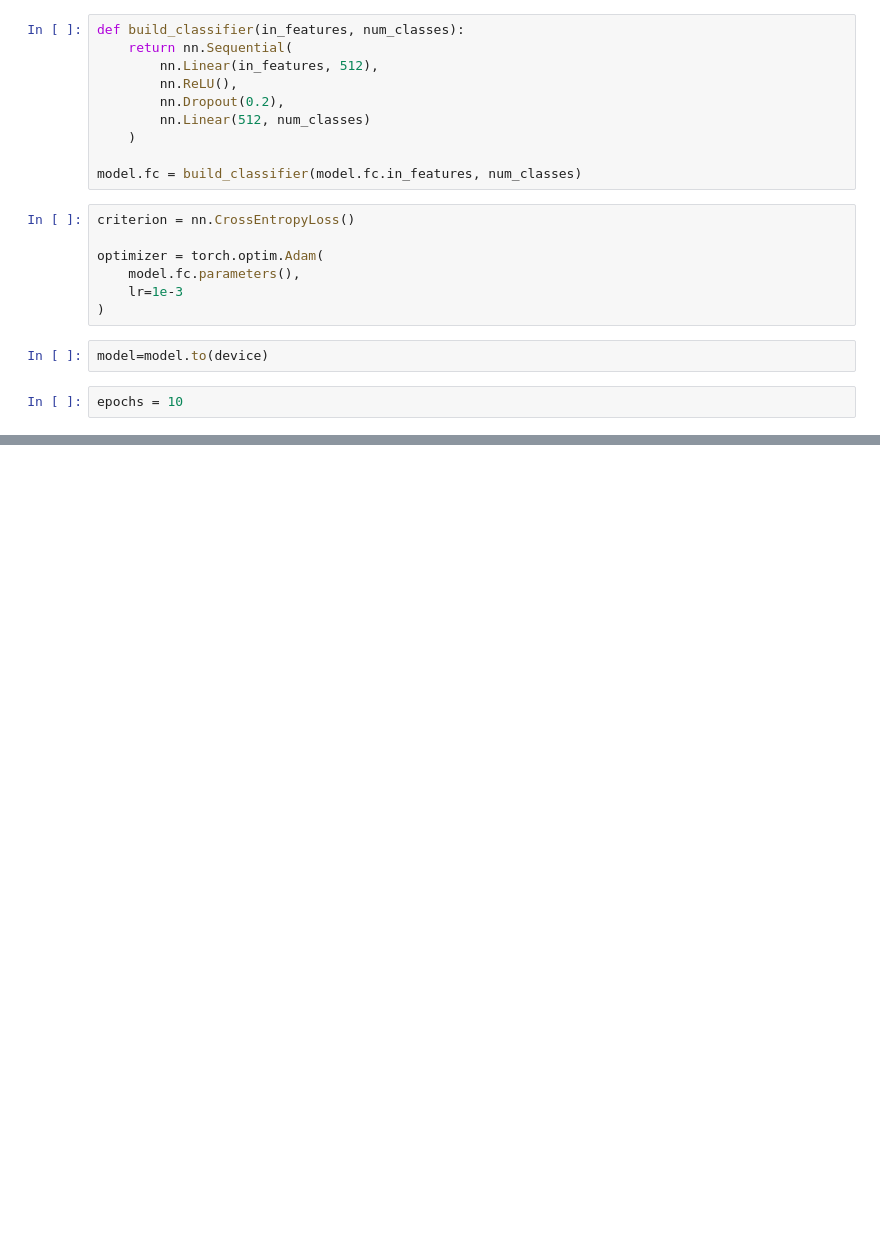
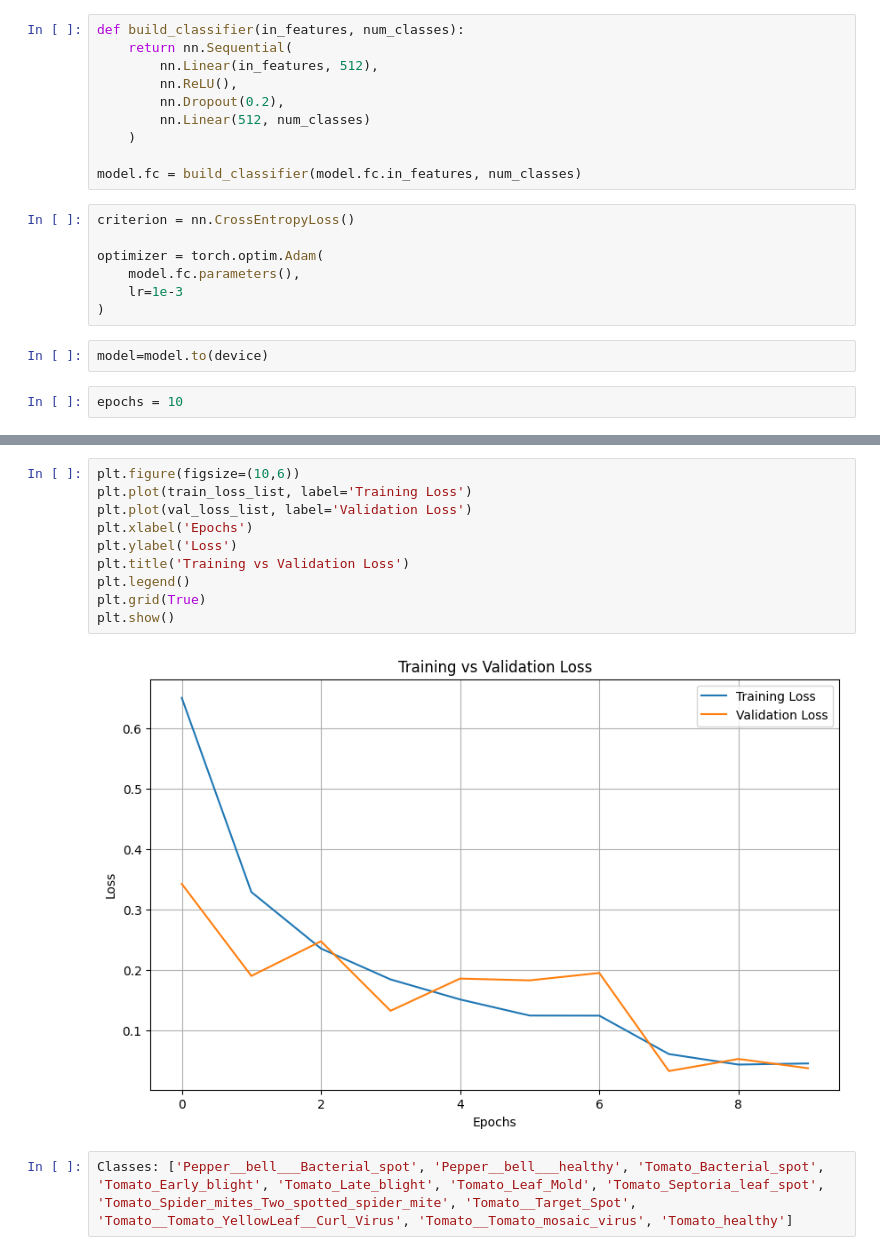
Before and after one commit to SandeepMuhal88/Fine_Tuning_In_Deep_learning, a Jupyter notebook: Experiment_01/EXP_02.ipynb, the cells around one changed output, grey strips where cells are left out. Drawn from its saved outputs; the diff is of its cells as text; blank space fills up the shorter version.

```diff
--- a/Experiment_01/EXP_02.ipynb
+++ b/Experiment_01/EXP_02.ipynb
@@ -327,0 +499,14 @@ Epoch: 10 , Loss: 0.004524090377609879
+# %%
+plt.figure(figsize=(10,6))
+plt.plot(train_loss_list, label='Training Loss')
+plt.plot(val_loss_list, label='Validation Loss')
+plt.xlabel('Epochs')
+plt.ylabel('Loss')
+plt.title('Training vs Validation Loss')
+plt.legend()
+plt.grid(True)
+plt.show()
+# %% [output]
+[figure, added]
+# %%
+Classes: ['Pepper__bell___Bacterial_spot', 'Pepper__bell___healthy', 'Tomato_Bacterial_spot', 'Tomato_Early_blight', 'Tomato_Late_blight', 'Tomato_Leaf_Mold', 'Tomato_Septoria_leaf_spot', 'Tomato_Spider_mites_Two_spotted_spider_mite', 'Tomato__Target_Spot', 'Tomato__Tomato_YellowLeaf__Curl_Virus', 'Tomato__Tomato_mosaic_virus', 'Tomato_healthy']
```
Also changed, not shown: parts of 10 cells of this notebook, 3 other files.
